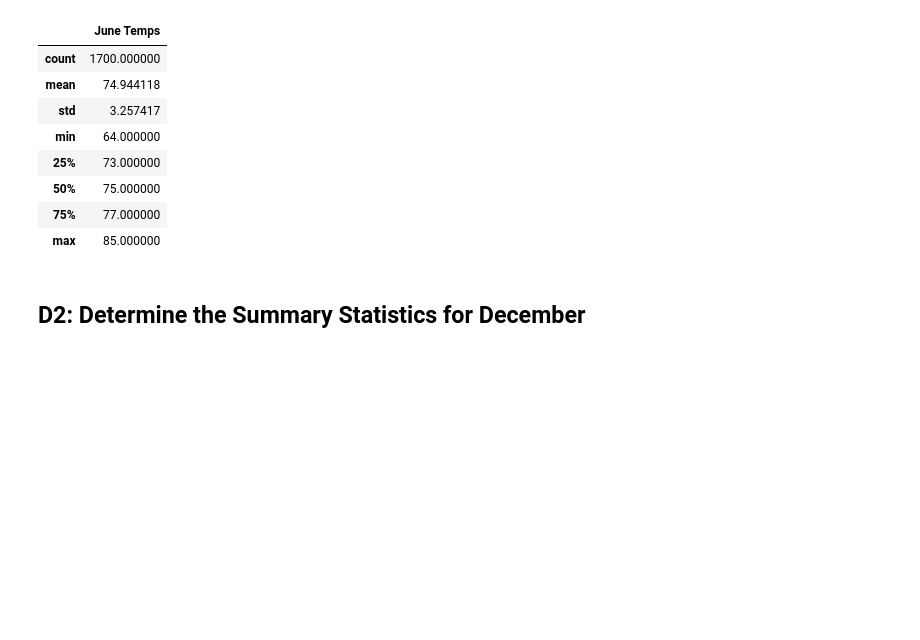
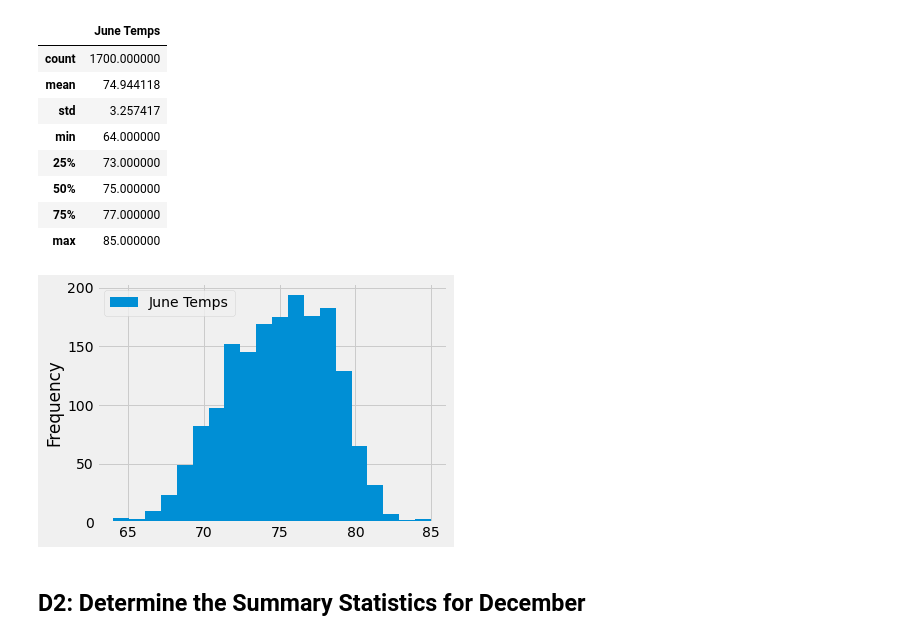
Before and after one commit to melpatjen16/surfs_up, a Jupyter notebook: SurfsUp_Challenge.ipynb, the cells around one changed output. Drawn from its saved outputs; the diff is of its cells as text; code cells hidden in the pictures; blank space fills up the shorter version.

```diff
--- a/SurfsUp_Challenge.ipynb
+++ b/SurfsUp_Challenge.ipynb
@@ -8,6 +8,11 @@ import sqlalchemy
 from sqlalchemy.ext.automap import automap_base
 from sqlalchemy.orm import Session
 from sqlalchemy import create_engine, func
+
+%matplotlib inline
+from matplotlib import style
+style.use('fivethirtyeight')
+import matplotlib.pyplot as plt
 # %%
 engine = create_engine("sqlite:///hawaii.sqlite")
 
@@ -55,6 +60,11 @@ june_df.describe()
 | 50% | 75.000000 |
 | 75% | 77.000000 |
 | max | 85.000000 |
+# %%
+june_df.plot.hist(bins=20)
+plt.tight_layout()
+# %% [output]
+[figure, added]
 # %% [markdown]
 ## D2: Determine the Summary Statistics for December
 # %%
```
Also changed, not shown: parts of 1 cell of this notebook, 6 other files.
